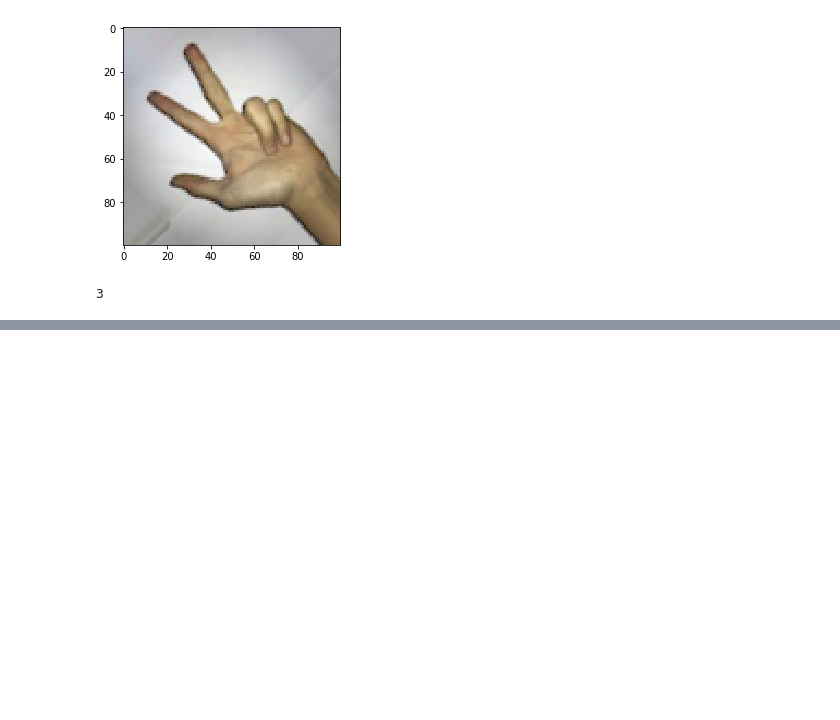
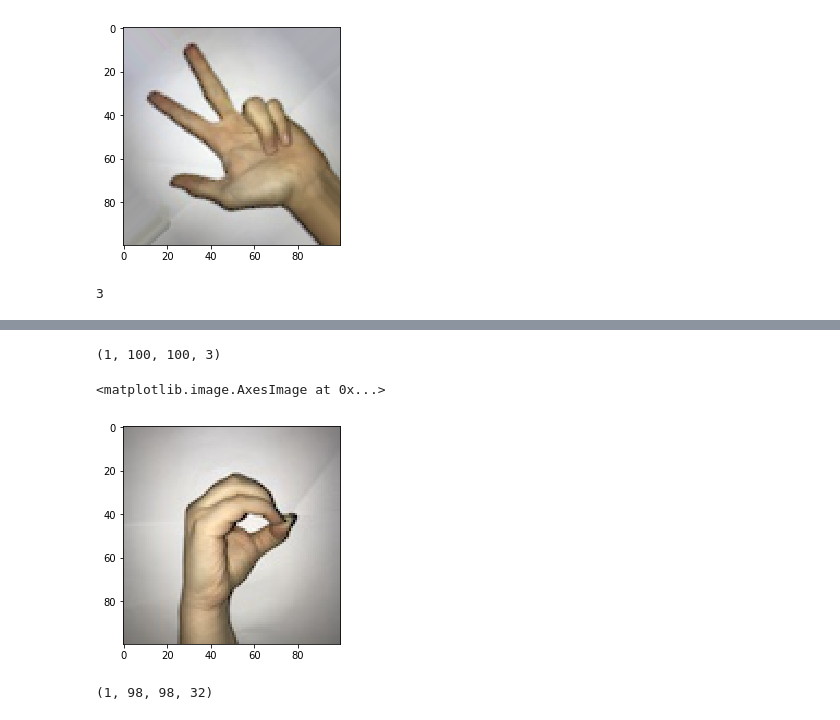
Before and after one commit to ArthDh/Sign-Language-Digits-Dataset-Kaggle, a Jupyter notebook: Sign Language digits.ipynb, the cells around one changed output, grey strips where cells are left out. Saved outputs shown, nothing was run; the diff lists cells and outputs as text; code cells hidden in the pictures; blank space fills up the shorter version.

```diff
--- a/Sign Language digits.ipynb
+++ b/Sign Language digits.ipynb
@@ -189,0 +214,15 @@ model.save('SignLanguage_90_S.h5')
+# %%
+img_path = 'test.jpg'
+
+img = image.load_img(img_path, target_size = (100,100))
+img_tensor = image.img_to_array(img)
+img_tensor = np.expand_dims(img_tensor, axis=0)
+img_tensor /= 255.
+print(img_tensor.shape)
+# %% [output]
+(1, 100, 100, 3)
+# %%
+plt.imshow(img_tensor[0])
+# %% [output]
+<matplotlib.image.AxesImage at 0x...>
+[figure, added]
@@ -189,0 +232,6 @@ model.save('SignLanguage_90_S.h5')
+# %%
+activations = activation_model.predict(img_tensor)
+first_layer_activation = activations[0]
+print(first_layer_activation.shape)
+# %% [output]
+(1, 98, 98, 32)
```
Also changed, not shown: parts of 13 cells of this notebook.
